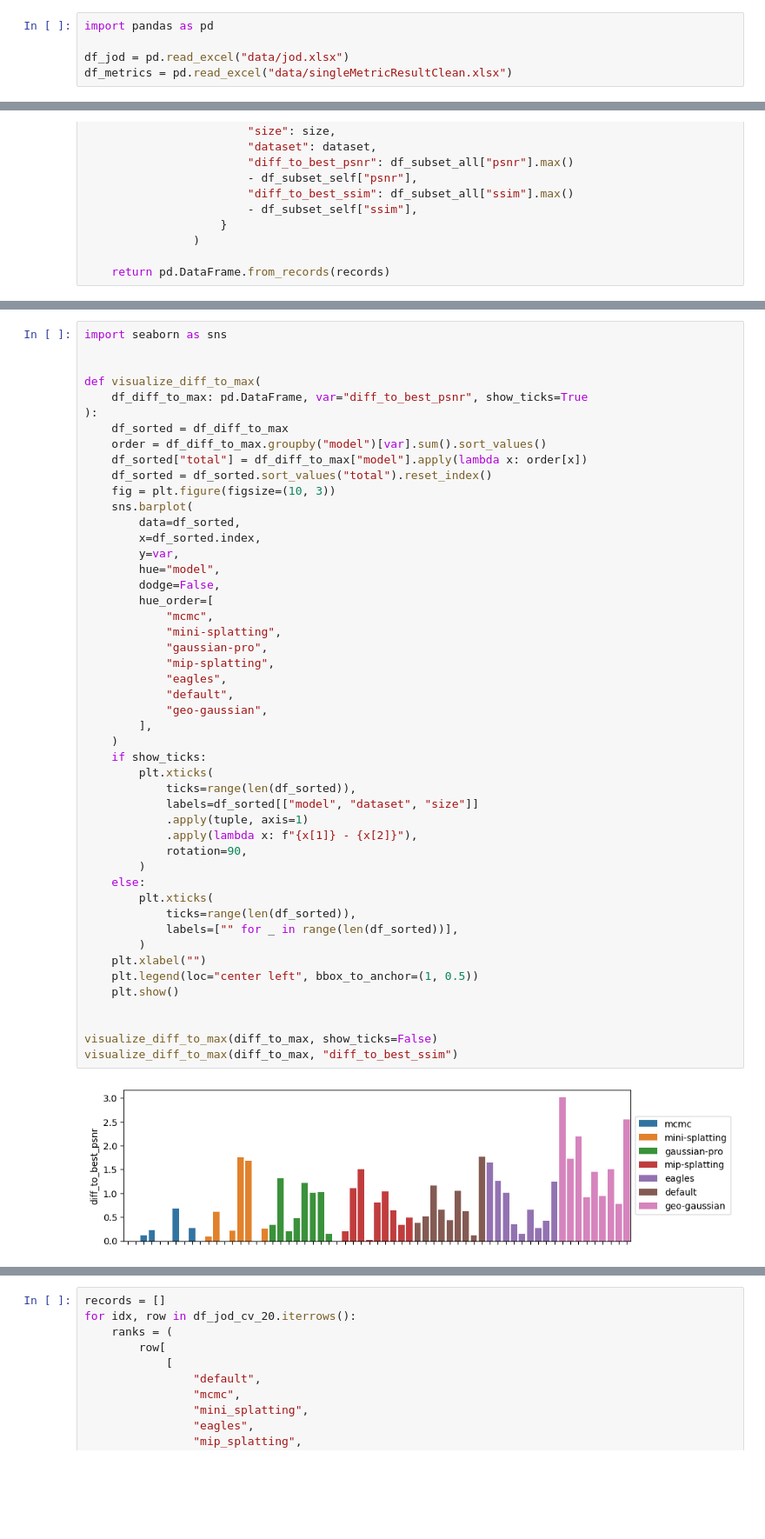
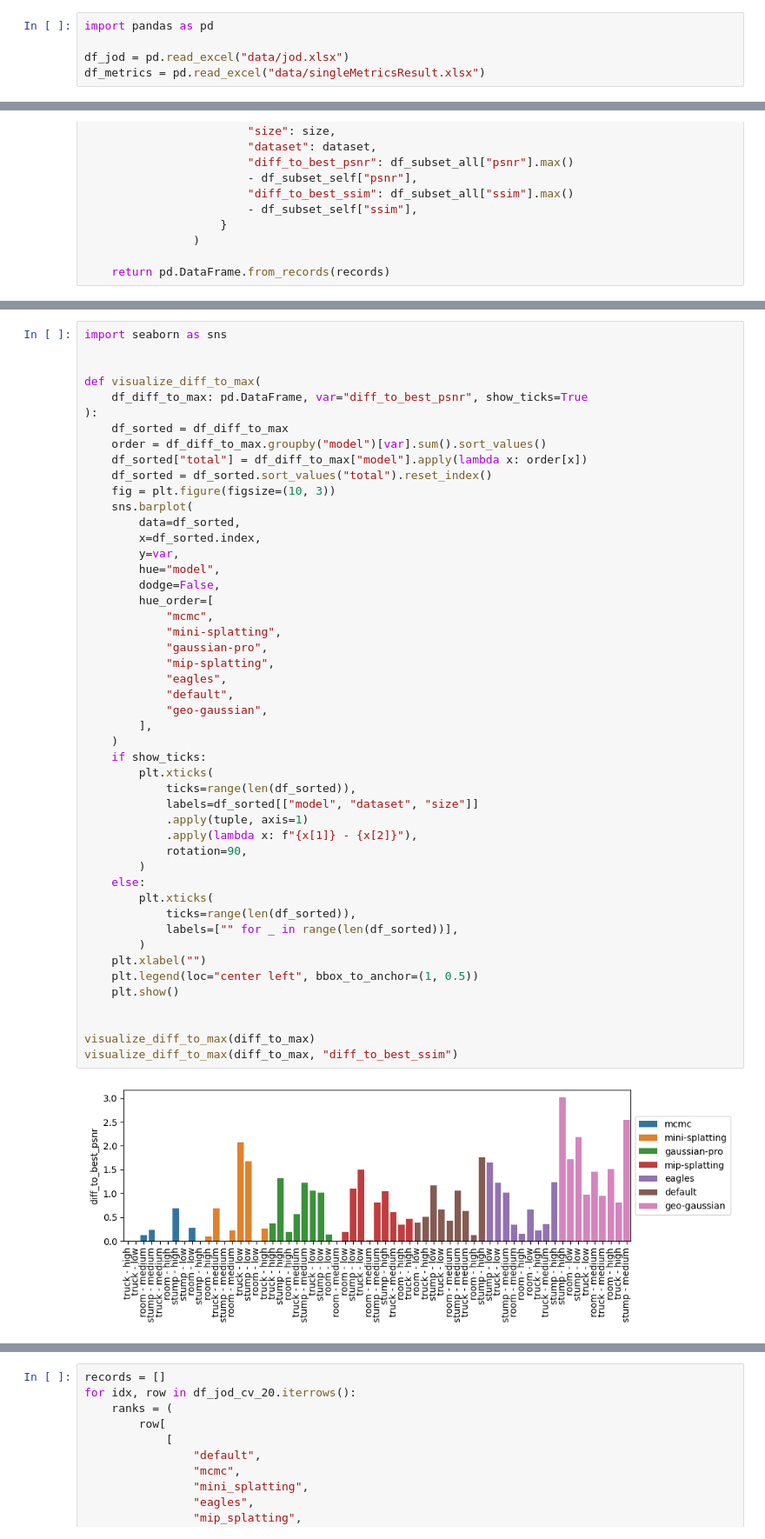
Before and after one commit to PaulErpen/final-data-analysis, a Jupyter notebook: joint-data-analysis.ipynb, the cells around one changed output, grey strips where cells are left out. Shown at 87% size. Saved outputs shown, nothing was run; the diff lists cells and outputs as text; blank space fills up the shorter version.

```diff
--- a/joint-data-analysis.ipynb
+++ b/joint-data-analysis.ipynb
@@ -7,7 +7,7 @@ The idea is that I can use my JOD data as well as my quantitative data from the
 import pandas as pd
 
 df_jod = pd.read_excel("data/jod.xlsx")
-df_metrics = pd.read_excel("data/singleMetricResultClean.xlsx")
+df_metrics = pd.read_excel("data/singleMetricsResult.xlsx")
 # %% [markdown]
 ## Objective Ranking
 # %% [markdown]
@@ -166,33 +215,33 @@ def visualize_diff_to_max(
         hue_order=[
             "mcmc",
             "mini-splatting",
             "gaussian-pro",
             "mip-splatting",
             "eagles",
             "default",
             "geo-gaussian",
         ],
     )
     if show_ticks:
         plt.xticks(
             ticks=range(len(df_sorted)),
             labels=df_sorted[["model", "dataset", "size"]]
             .apply(tuple, axis=1)
             .apply(lambda x: f"{x[1]} - {x[2]}"),
             rotation=90,
         )
     else:
         plt.xticks(
             ticks=range(len(df_sorted)),
             labels=["" for _ in range(len(df_sorted))],
         )
     plt.xlabel("")
     plt.legend(loc="center left", bbox_to_anchor=(1, 0.5))
     plt.show()
 
 
-visualize_diff_to_max(diff_to_max, show_ticks=False)
+visualize_diff_to_max(diff_to_max)
 visualize_diff_to_max(diff_to_max, "diff_to_best_ssim")
 # %% [output]
-[figure, old version]
+[figure, new version]
 [figure]
```
Also changed, not shown: parts of 32 cells of this notebook, 4 other files.
